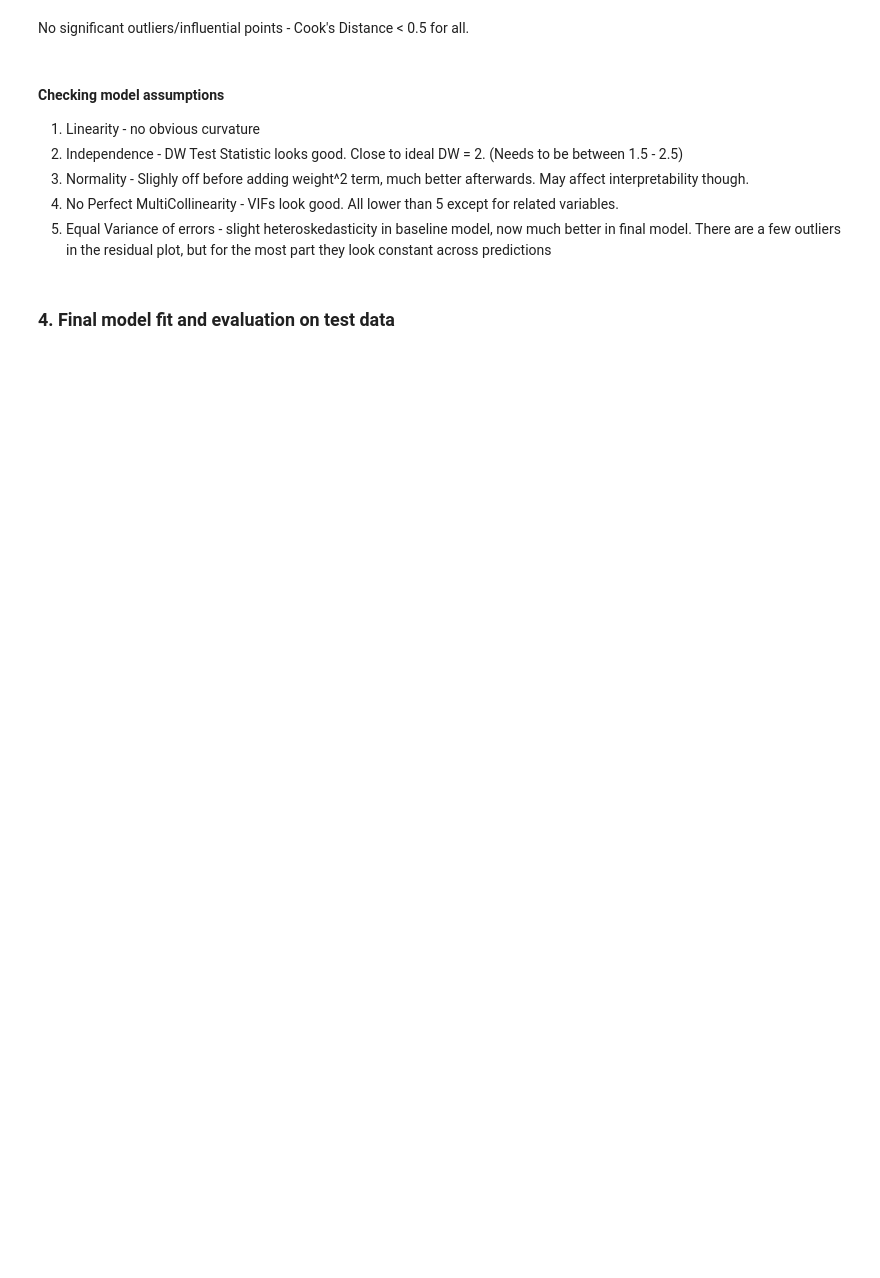
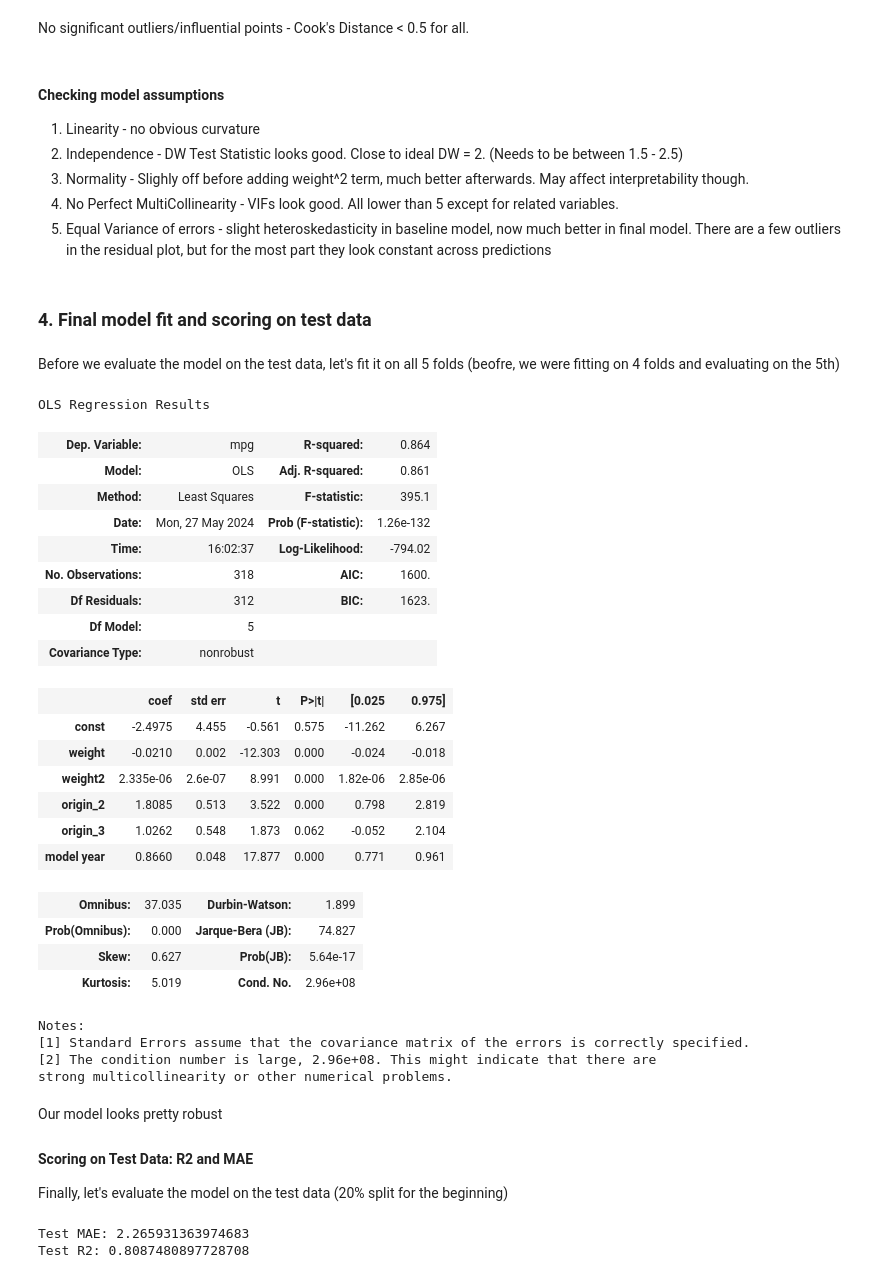
Before and after one commit to selvatica-36/advanced-regression-predicting-fuel-economy, a Jupyter notebook: analysis.ipynb, the cells around one changed output. Cells and saved outputs as stored; diff of their text form; code cells hidden in the pictures; blank space fills up the shorter version.

Commit message:
Adds model scoring.

```diff
--- a/analysis.ipynb
+++ b/analysis.ipynb
@@ -518,4 +520,48 @@ No significant outliers/influential points - Cook's Distance < 0.5 for all.
 4. No Perfect MultiCollinearity - VIFs look good. All lower than 5 except for related variables.
 5. Equal Variance of errors - slight heteroskedasticity in baseline model, now much better in final model. There are a few outliers in the residual plot, but for the most part they look constant across predictions
 # %% [markdown]
-### 4. Final model fit and evaluation on test data
+### 4. Final model fit and scoring on test data
+# %% [markdown]
+Before we evaluate the model on the test data, let's fit it on all 5 folds (beofre, we were fitting on 4 folds and evaluating on the 5th)
+# %%
+final_model = sm.OLS(y, X).fit()
+
+final_model.summary()
+# %% [output]
+OLS Regression Results
+| Dep. Variable: | mpg | R-squared: | 0.864 |
+| Model: | OLS | Adj. R-squared: | 0.861 |
+| Method: | Least Squares | F-statistic: | 395.1 |
+| Date: | Mon, 27 May 2024 | Prob (F-statistic): | 1.26e-132 |
+| Time: | 16:02:37 | Log-Likelihood: | -794.02 |
+| No. Observations: | 318 | AIC: | 1600. |
+| Df Residuals: | 312 | BIC: | 1623. |
+| Df Model: | 5 |  |  |
+| Covariance Type: | nonrobust |  |  |
+|  | coef | std err | t | P>|t| | [0.025 | 0.975] |
+| const | -2.4975 | 4.455 | -0.561 | 0.575 | -11.262 | 6.267 |
+| weight | -0.0210 | 0.002 | -12.303 | 0.000 | -0.024 | -0.018 |
+| weight2 | 2.335e-06 | 2.6e-07 | 8.991 | 0.000 | 1.82e-06 | 2.85e-06 |
+| origin_2 | 1.8085 | 0.513 | 3.522 | 0.000 | 0.798 | 2.819 |
+| origin_3 | 1.0262 | 0.548 | 1.873 | 0.062 | -0.052 | 2.104 |
+| model year | 0.8660 | 0.048 | 17.877 | 0.000 | 0.771 | 0.961 |
+| Omnibus: | 37.035 | Durbin-Watson: | 1.899 |
+| Prob(Omnibus): | 0.000 | Jarque-Bera (JB): | 74.827 |
+| Skew: | 0.627 | Prob(JB): | 5.64e-17 |
+| Kurtosis: | 5.019 | Cond. No. | 2.96e+08 |
+Notes:
+[1] Standard Errors assume that the covariance matrix of the errors is correctly specified.
+[2] The condition number is large, 2.96e+08. This might indicate that there are
+strong multicollinearity or other numerical problems.
+# %% [markdown]
+Our model looks pretty robust
+
+#### **Scoring on Test Data: R2 and MAE**
+
+Finally, let's evaluate the model on the test data (20% split for the beginning)
+# %%
+print(f"Test MAE: {mae(y_test, final_model.predict(X_test))}")
+print(f"Test R2: {r2(y_test, final_model.predict(X_test))}")
+# %% [output]
+Test MAE: 2.265931363974683
+Test R2: 0.8087480897728708
```
Also changed, not shown: parts of 10 cells of this notebook.
